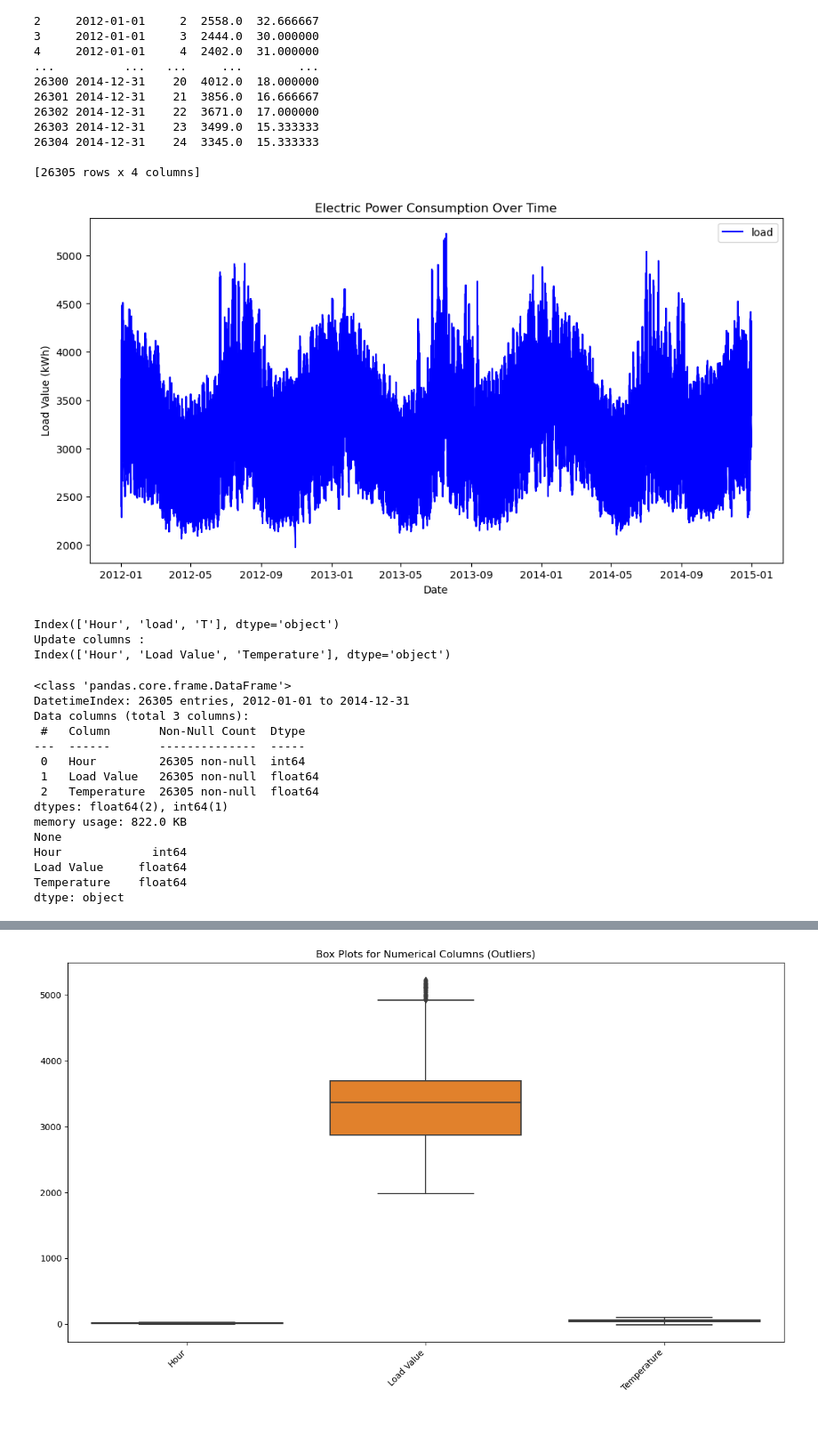
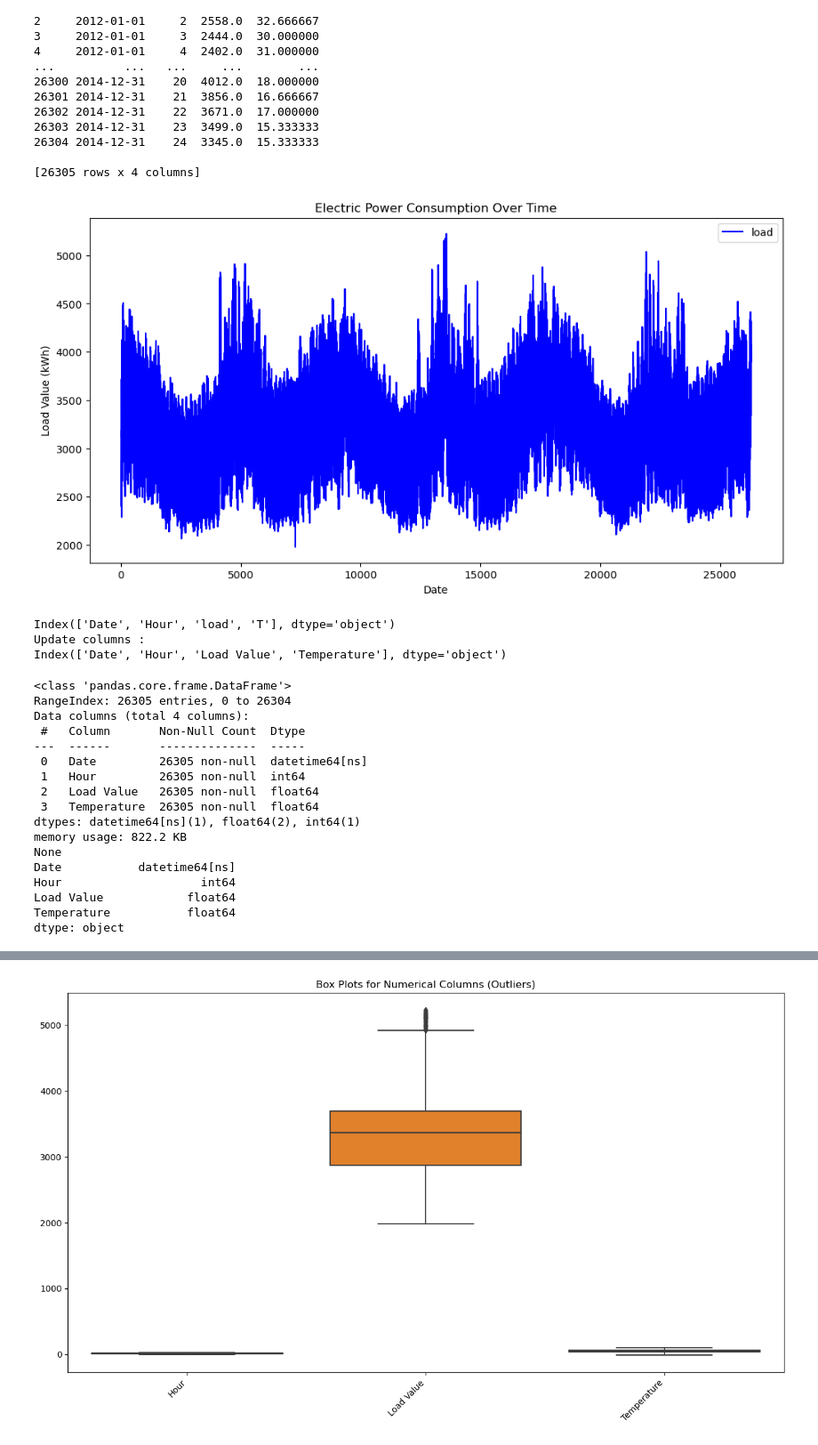
Before and after one commit to valerio1221/Minnd, a Jupyter notebook: t2.ipynb, the cells around one changed output, grey strips where cells are left out. Shown at 89% size. Saved outputs shown, nothing was run; the diff lists cells and outputs as text; code cells hidden in the pictures.

```diff
--- a/t2.ipynb
+++ b/t2.ipynb
@@ -32,20 +32,17 @@ print(df)
 # %%
 # Convert the 'Date' column to datetime format
 df['Date'] = pd.to_datetime(df['Date'])
-
-# Set 'Date' as the index for time series plotting
-df.set_index('Date', inplace=True)
 
 # Plot the time series of Load values
 plt.figure(figsize=(12, 6))
 plt.plot(df['load'], label='load', color='blue')
 plt.title('Electric Power Consumption Over Time')
 plt.xlabel('Date')
 plt.ylabel('Load Value (kWh)')
 plt.legend()
 plt.show()
 # %% [output]
-[figure, old version]
+[figure, new version]
 # %%
 # Data Preparation
 
@@ -63,9 +60,9 @@ df.rename(columns = new_column_names, inplace = True)
 print("Update columns : ")
 print(df.columns)
 # %% [output]
-Index(['Hour', 'load', 'T'], dtype='object')
+Index(['Date', 'Hour', 'load', 'T'], dtype='object')
 Update columns :
-Index(['Hour', 'Load Value', 'Temperature'], dtype='object')
+Index(['Date', 'Hour', 'Load Value', 'Temperature'], dtype='object')
 # %%
 # Display basic information for dataset
 print(df.info())
@@ -74,19 +71,21 @@ print(df.info())
 print(df.dtypes)
 # %% [output]
 <class 'pandas.core.frame.DataFrame'>
-DatetimeIndex: 26305 entries, 2012-01-01 to 2014-12-31
-Data columns (total 3 columns):
+RangeIndex: 26305 entries, 0 to 26304
+Data columns (total 4 columns):
  #   Column       Non-Null Count  Dtype
 ---  ------       --------------  -----
- 0   Hour         26305 non-null  int64
- 1   Load Value   26305 non-null  float64
- 2   Temperature  26305 non-null  float64
-dtypes: float64(2), int64(1)
-memory usage: 822.0 KB
+ 0   Date         26305 non-null  datetime64[ns]
+ 1   Hour         26305 non-null  int64
+ 2   Load Value   26305 non-null  float64
+ 3   Temperature  26305 non-null  float64
+dtypes: datetime64[ns](1), float64(2), int64(1)
+memory usage: 822.2 KB
 None
-Hour             int64
-Load Value     float64
-Temperature    float64
+Date           datetime64[ns]
+Hour                    int64
+Load Value            float64
+Temperature           float64
 dtype: object
 # %%
 # Display first few rows
```
Also changed, not shown: parts of 8 cells of this notebook.
